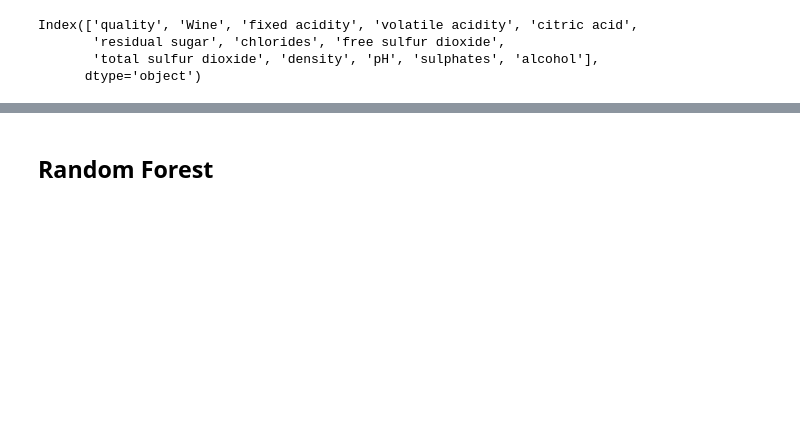
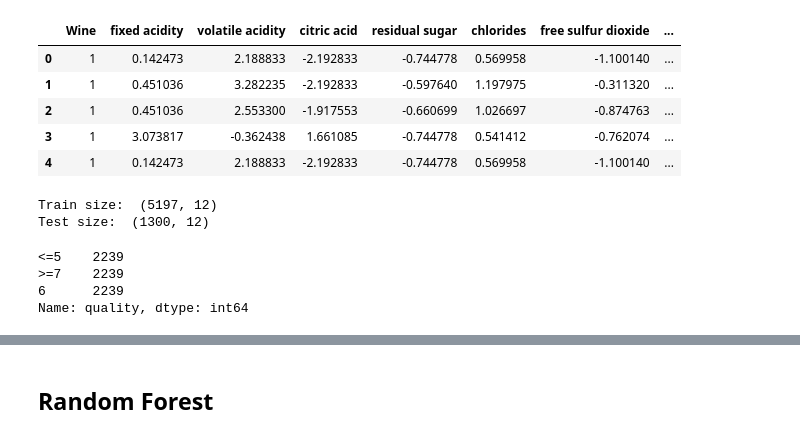
Before and after one commit to TymPi/AppliedML, a Jupyter notebook: Models.ipynb, the cells around one changed output, grey strips where cells are left out. Cells and saved outputs as stored; diff of their text form; code cells hidden in the pictures; blank space fills up the shorter version.

```diff
--- a/Models.ipynb
+++ b/Models.ipynb
@@ -33,9 +63,41 @@ def print_metrics(true_val, pred_val):
+# %%
+#standardisation
+
+#standard scaler is chosen
+scaler = StandardScaler()
+
+#the scaler is fit and transforms the X and converted back to a data frame
+standard_X = pd.DataFrame(data = scaler.fit_transform(X))
+standard_X.columns = X.columns
+
+#chanegs back the wine attribute as it is boolean
+standard_X["Wine"] = X["Wine"]
+
+standard_X.head()
+# %% [output]
+|  | Wine | fixed acidity | volatile acidity | citric acid | residual sugar | chlorides | free sulfur dioxide | ... |
+| 0 | 1 | 0.142473 | 2.188833 | -2.192833 | -0.744778 | 0.569958 | -1.100140 | ... |
+| 1 | 1 | 0.451036 | 3.282235 | -2.192833 | -0.597640 | 1.197975 | -0.311320 | ... |
+| 2 | 1 | 0.451036 | 2.553300 | -1.917553 | -0.660699 | 1.026697 | -0.874763 | ... |
+| 3 | 1 | 3.073817 | -0.362438 | 1.661085 | -0.744778 | 0.541412 | -0.762074 | ... |
+| 4 | 1 | 0.142473 | 2.188833 | -2.192833 | -0.744778 | 0.569958 | -1.100140 | ... |
+# %%
+#data is plit into trainging and test data sets
+train_X,test_X,train_Y,test_Y =  train_test_split(standard_X, Y, test_size = 0.2, random_state = 42)
+
+print("Train size: ",train_X.shape)
+print("Test size: ",test_X.shape)
+# %% [output]
+Train size:  (5197, 12)
+Test size:  (1300, 12)
 # %%
-sm = SMOTE()
+
+#Oversampling
+sm = SMOTE(random_state=42)
+train_X_smote, train_Y_smote =sm.fit_resample(train_X, train_Y)
+train_Y_smote.value_counts()
+# %% [output]
+<=5    2239
+>=7    2239
+6      2239
+Name: quality, dtype: int64
-# %%
-wine_df.columns
-# %% [output]
-Index(['quality', 'Wine', 'fixed acidity', 'volatile acidity', 'citric acid',
-       'residual sugar', 'chlorides', 'free sulfur dioxide',
-       'total sulfur dioxide', 'density', 'pH', 'sulphates', 'alcohol'],
-      dtype='object')
```
Also changed, not shown: parts of 38 cells of this notebook, 3 other files.
